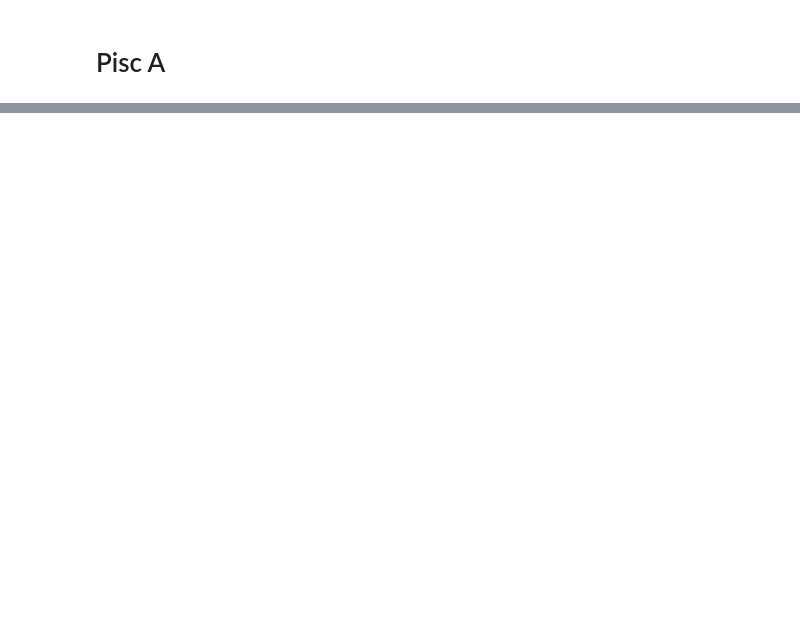
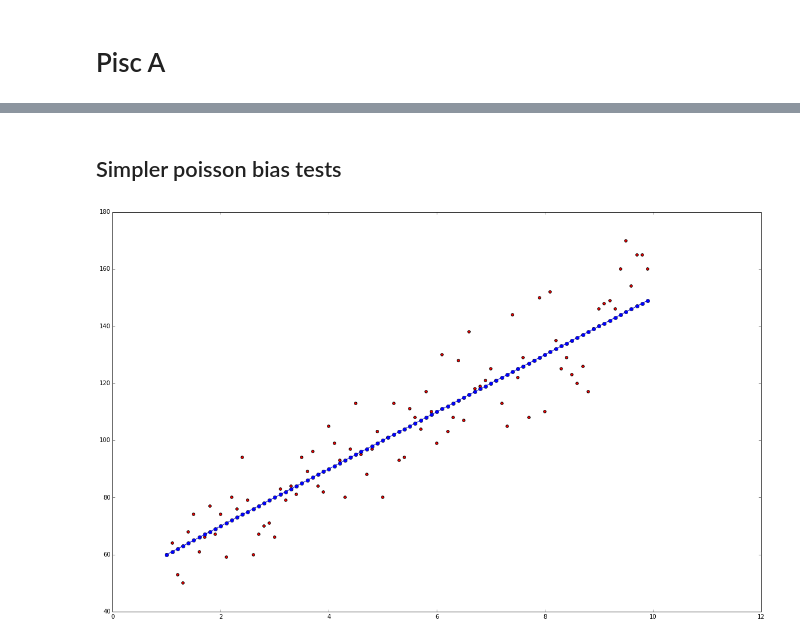
Before and after one commit to eteq/piscdwarfs_hst, a Jupyter notebook: Structural Parameters.ipynb, the cells around one changed output, grey strips where cells are left out. Cells and saved outputs as stored; diff of their text form; code cells hidden in the pictures; blank space fills up the shorter version.

```diff
--- a/Structural Parameters.ipynb
+++ b/Structural Parameters.ipynb
@@ -173,0 +312,2 @@ IOError: [Errno 2] No such file or directory: 'drizzled_PiscA_F606W_err/PiscA_F6
+# %% [markdown]
+## Simpler poisson bias tests
@@ -173,0 +337,9 @@ IOError: [Errno 2] No such file or directory: 'drizzled_PiscA_F606W_err/PiscA_F6
+# %%
+x = np.arange(90)/10 + 1
+slope, inter = 10, 50
+pdat = np.random.poisson(slope*x + inter)
+plt.plot(x, slope*x + inter, 'o-')
+plt.scatter(x, pdat, c='r')
+plt.tight_layout()
+# %% [output]
+[figure, added]
```
Also changed, not shown: parts of 22 cells of this notebook.
